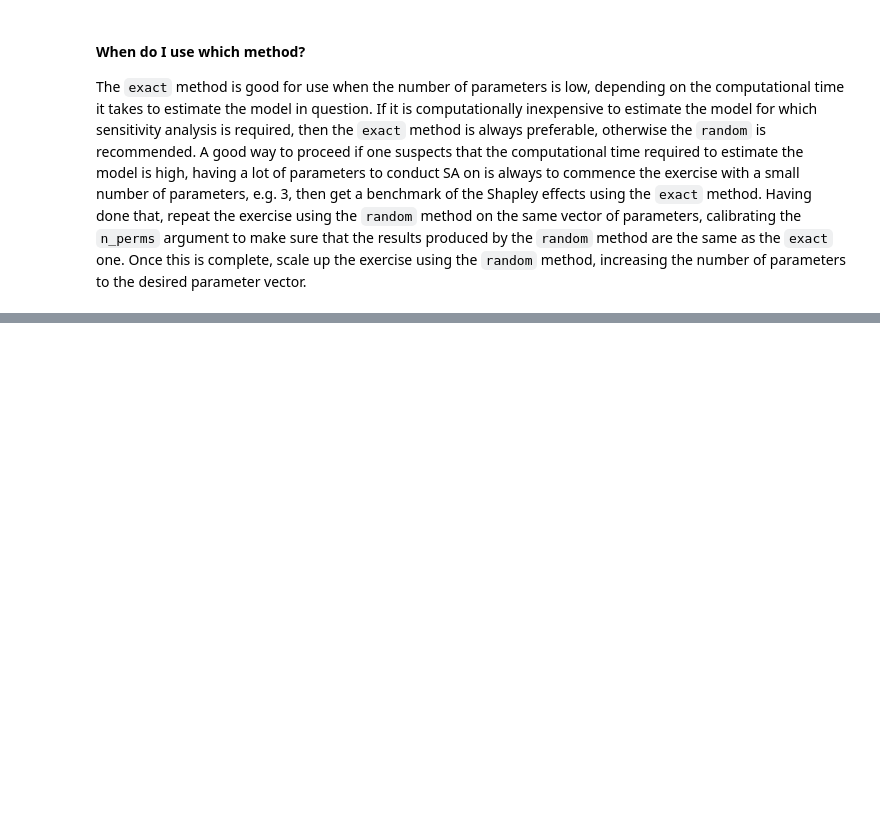
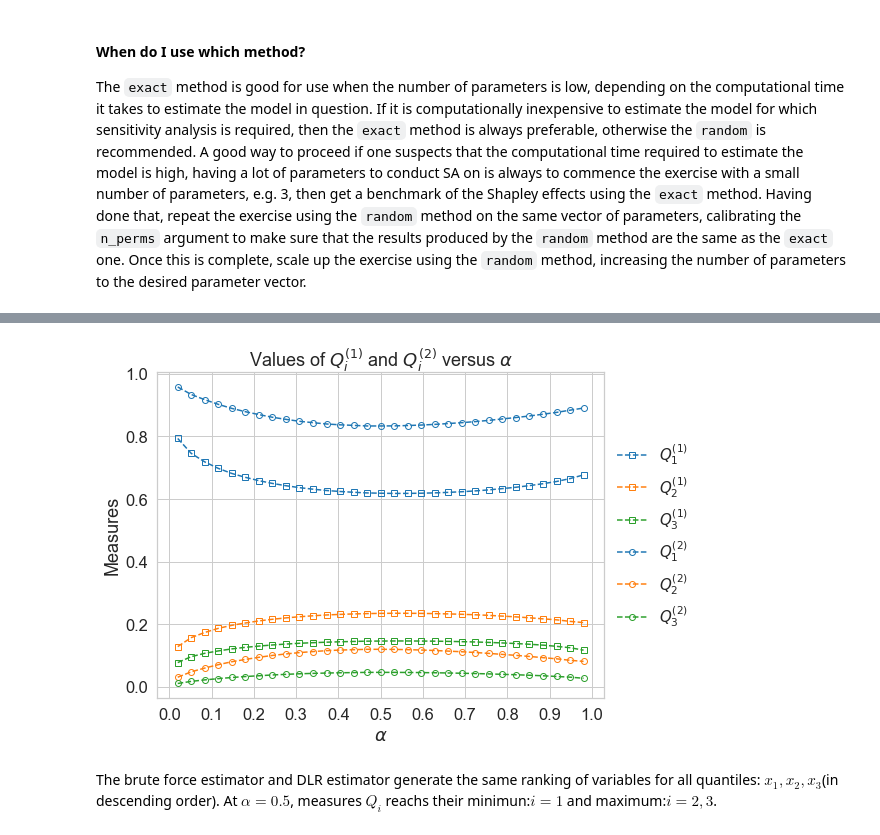
Before and after one commit to OpenSourceEconomics/econsa, a Jupyter notebook: docs/source/tutorials/sensitivity-analysis-quantitative.ipynb, the cells around one changed output, grey strips where cells are left out. Cells and saved outputs as stored; diff of their text form; code cells hidden in the pictures; blank space fills up the shorter version.

```diff
--- a/docs/source/tutorials/sensitivity-analysis-quantitative.ipynb
+++ b/docs/source/tutorials/sensitivity-analysis-quantitative.ipynb
@@ -222,0 +272,3 @@ The `exact` method is good for use when the number of parameters is low, dependi
+# %%
+# compute quantile measures using double loop reordering estimator
+dlr_measures = mc_quantile_measures("DLR", eoq_model_transposed, n_params, mean, cov, dist_type, 2 ** 13,)
@@ -222,0 +322,7 @@ The `exact` method is good for use when the number of parameters is low, dependi
+# %%
+# plot double loop reordering estimates
+plot_quantile_measures(dlr_measures)
+# %% [output]
+[figure, added]
+# %% [markdown]
+The brute force estimator and DLR estimator generate the same ranking of variables for all quantiles: $x_1, x_2, x_3$(in descending order). At $\alpha=0.5$, measures $Q_i$ reachs their minimun:$i=1$ and maximum:$i=2,3$.
```
Also changed, not shown: parts of 17 cells of this notebook, 7 other files.
